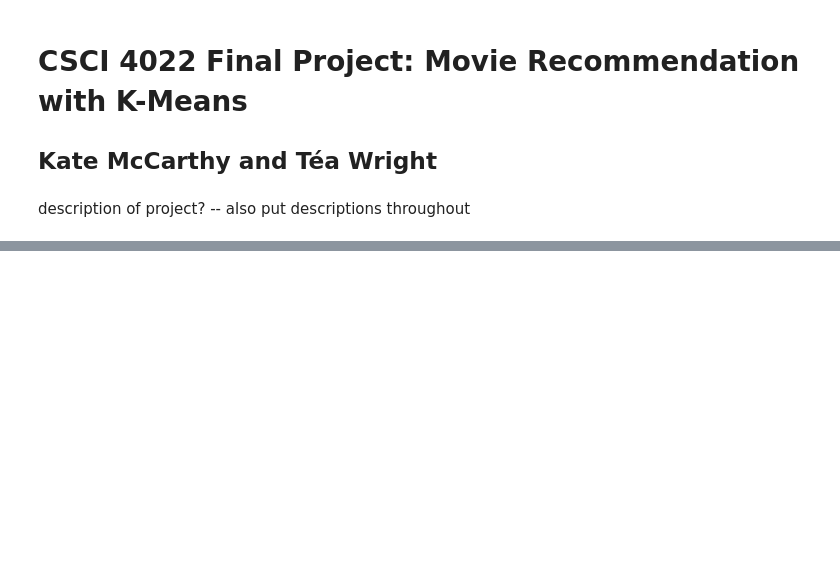
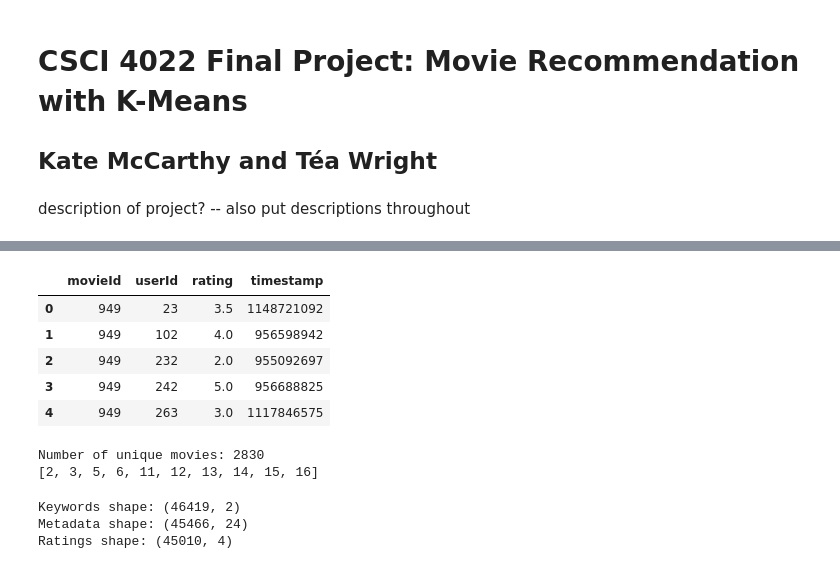
Before and after one commit to teaywright/CSCI4022-Project-K-Means-Movie-Recommendation, a Jupyter notebook: CSCI4022_MovieRecommendationProject.ipynb, the cells around one changed output, grey strips where cells are left out. Cells and saved outputs as stored; diff of their text form; code cells hidden in the pictures; blank space fills up the shorter version.

```diff
--- a/CSCI4022_MovieRecommendationProject.ipynb
+++ b/CSCI4022_MovieRecommendationProject.ipynb
@@ -16,0 +59,40 @@ import statsmodels.api as sm
+# %%
+#make sure keywords and ratings have the same movies included -- takes size down by a lot
+
+keywords = keywords.rename(columns={"id": "movieId", "keywords": "keywords"})
+merged_df = pd.merge(keywords, ratings, on='movieId', how='inner')
+ratings = merged_df.drop(columns = 'keywords')
+ratings.head()
+# %% [output]
+|  | movieId | userId | rating | timestamp |
+| 0 | 949 | 23 | 3.5 | 1148721092 |
+| 1 | 949 | 102 | 4.0 | 956598942 |
+| 2 | 949 | 232 | 2.0 | 955092697 |
+| 3 | 949 | 242 | 5.0 | 956688825 |
+| 4 | 949 | 263 | 3.0 | 1117846575 |
+# %%
+#Included movies -- decrease data size to 10000 ish
+
+included_movieIds_tmp = []
+
+for movieId in ratings['movieId']:
+    included_movieIds_tmp.append(movieId)
+
+included_movieIds = list(set(included_movieIds_tmp))
+
+#make alphabetical
+included_movieIds = sorted(included_movieIds)
+
+print("Number of unique movies:",len(included_movieIds))
+print(included_movieIds[:10])
+# %% [output]
+Number of unique movies: 2830
+[2, 3, 5, 6, 11, 12, 13, 14, 15, 16]
+# %%
+print("Keywords shape:",keywords.shape)
+print("Metadata shape:",metadata.shape)
+print("Ratings shape:",ratings.shape)
+# %% [output]
+Keywords shape: (46419, 2)
+Metadata shape: (45466, 24)
+Ratings shape: (45010, 4)
```
Also changed, not shown: parts of 21 cells of this notebook.
